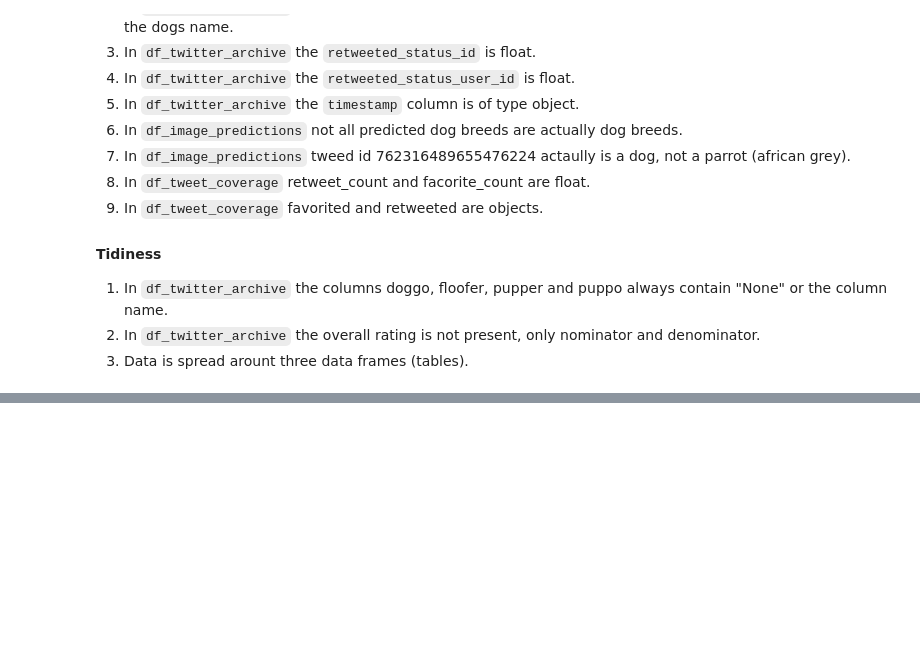
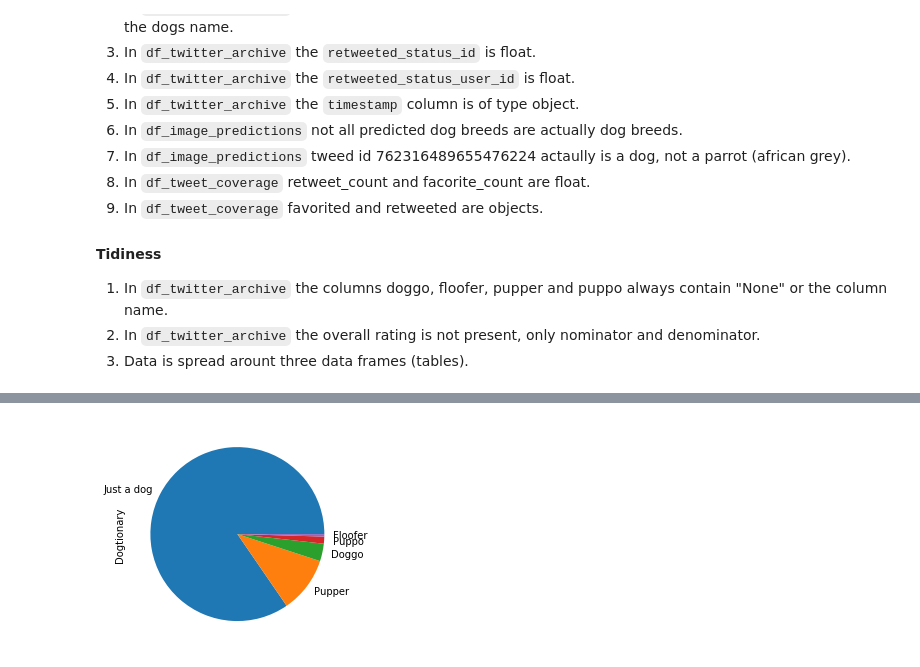
Before and after one commit to schorschie/udacity, a Jupyter notebook: lesson_04/project/wrangle_act.ipynb, the cells around one changed output, grey strips where cells are left out. Cells and saved outputs as stored; diff of their text form; code cells hidden in the pictures; blank space fills up the shorter version.

```diff
--- a/lesson_04/project/wrangle_act.ipynb
+++ b/lesson_04/project/wrangle_act.ipynb
@@ -280,0 +559,5 @@ memory usage: 81.1+ KB
+# %%
+twitter_archive_master['Dogtionary'].value_counts().plot(kind='pie');
+plt.savefig('dogpie.png')
+# %% [output]
+[figure, added]
```
Also changed, not shown: parts of 50 cells of this notebook, 22 other files.
